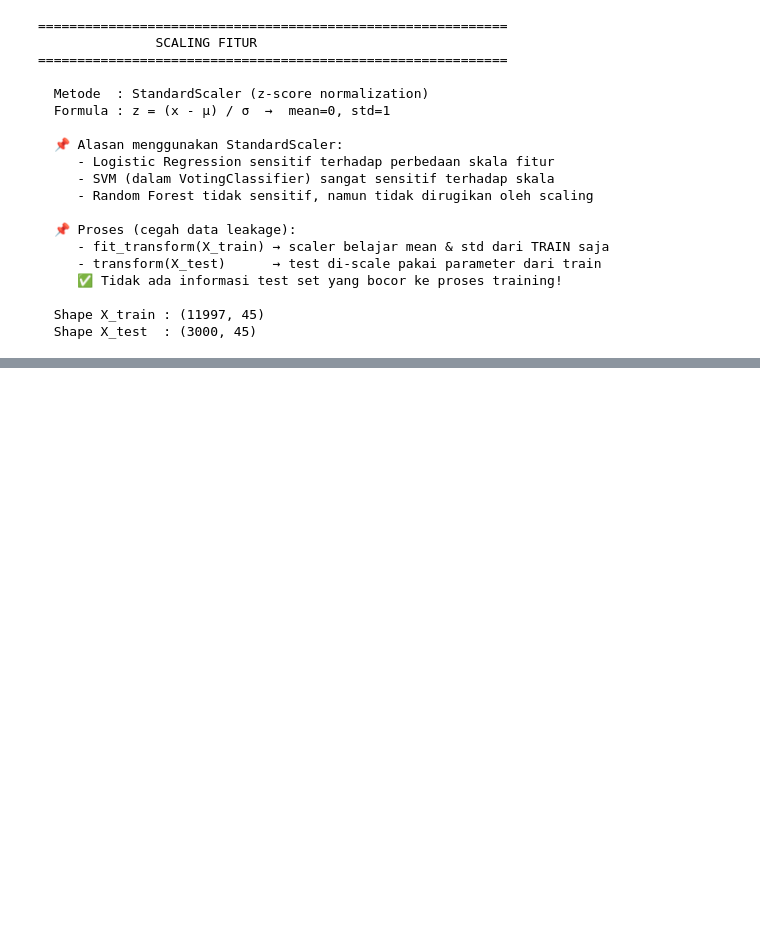
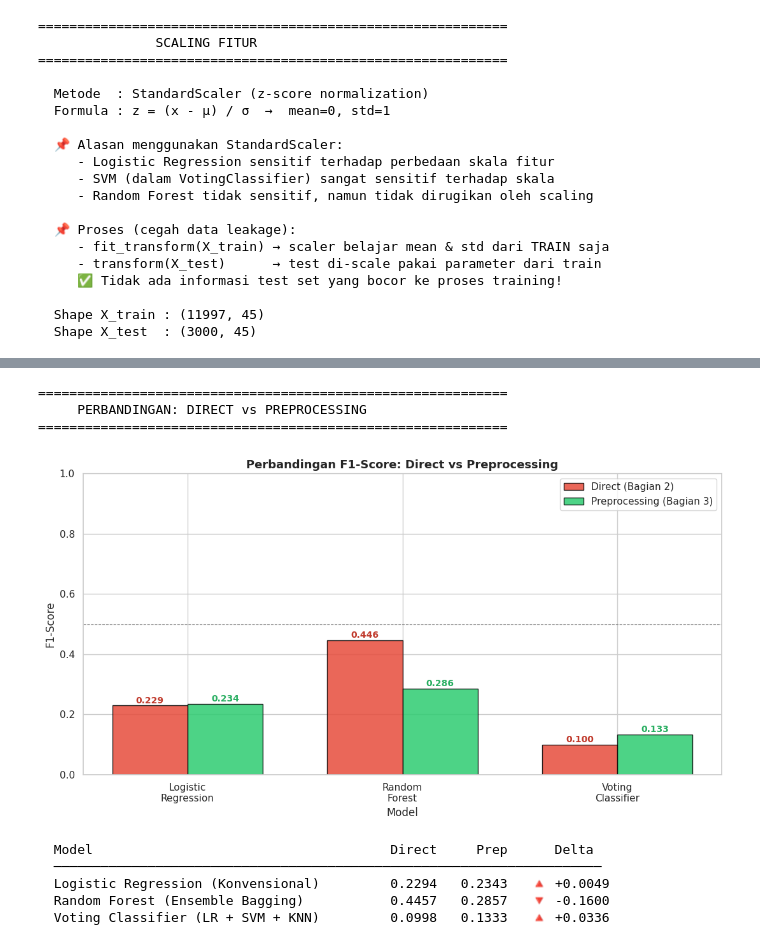
Before and after one commit to Rani1717/UAS-Bengkel-Koding-DataScience, a Jupyter notebook: notebook/UAS_BENGKOD.ipynb, the cells around one changed output, grey strips where cells are left out. Drawn from its saved outputs; the diff is of its cells as text; code cells hidden in the pictures; blank space fills up the shorter version.

```diff
--- a/notebook/UAS_BENGKOD.ipynb
+++ b/notebook/UAS_BENGKOD.ipynb
@@ -1136,0 +1309,14 @@ print(f"  Shape X_test  : {X_test_p.shape}")
+# %%
+print("=" * 60)
+print("          CLASSIFICATION REPORT DETAIL")
+print("=" * 60)
+
+for name, model in models_prep.items():
+    y_pred = model.predict(X_test_p)
+    print(f"\n{'─'*55}")
+    print(f"  📌 {name}")
+    print(f"{'─'*55}")
+    print(classification_report(
+        y_test_p, y_pred,
+        target_names=['Tidak Churn (0)', 'Churn (1)']
+    ))
@@ -1136,0 +1341,60 @@ print(f"  Shape X_test  : {X_test_p.shape}")
+# %%
+print("=" * 60)
+print("     PERBANDINGAN: DIRECT vs PREPROCESSING")
+print("=" * 60)
+
+f1_direct = [results[k]['F1-Score'] for k in results.keys()]
+f1_prep   = [results_prep[k]['F1-Score'] for k in results_prep.keys()]
+model_names_short = ['Logistic\nRegression', 'Random\nForest', 'Voting\nClassifier']
+
+x     = np.arange(len(model_names_short))
+width = 0.35
+
+fig, ax = plt.subplots(figsize=(11, 6))
+bars1 = ax.bar(x - width/2, f1_direct, width,
+               label='Direct (Bagian 2)',
+               color='#e74c3c', edgecolor='black', alpha=0.85)
+bars2 = ax.bar(x + width/2, f1_prep, width,
+               label='Preprocessing (Bagian 3)',
+               color='#2ecc71', edgecolor='black', alpha=0.85)
+
+for bar, val in zip(bars1, f1_direct):
+    ax.text(bar.get_x() + bar.get_width()/2,
+            bar.get_height() + 0.008,
+            f'{val:.3f}', ha='center', fontsize=10,
+            fontweight='bold', color='#c0392b')
+for bar, val in zip(bars2, f1_prep):
+    ax.text(bar.get_x() + bar.get_width()/2,
+            bar.get_height() + 0.008,
+            f'{val:.3f}', ha='center', fontsize=10,
+            fontweight='bold', color='#27ae60')
+
+ax.set_xlabel('Model')
+ax.set_ylabel('F1-Score')
+ax.set_title('Perbandingan F1-Score: Direct vs Preprocessing',
+             fontsize=13, fontweight='bold')
+ax.set_xticks(x)
+ax.set_xticklabels(model_names_short)
+ax.set_ylim(0, 1.0)
+ax.legend()
+ax.axhline(y=0.5, color='gray', linestyle='--', linewidth=0.8)
+plt.tight_layout()
+plt.show()
+
+# Tabel delta
+print(f"\n  {'Model':<40} {'Direct':>8} {'Prep':>8} {'Delta':>10}")
+print(f"  {'─'*70}")
+for name, f1_d, f1_p in zip(results.keys(), f1_direct, f1_prep):
+    delta = f1_p - f1_d
+    arah  = '🔺' if delta > 0 else '🔻'
+    print(f"  {name:<40} {f1_d:>8.4f} {f1_p:>8.4f}   {arah} {delta:>+.4f}")
+# %% [output]
+============================================================
+     PERBANDINGAN: DIRECT vs PREPROCESSING
+============================================================
+[figure, added]
+  Model                                      Direct     Prep      Delta
+  ──────────────────────────────────────────────────────────────────────
+  Logistic Regression (Konvensional)         0.2294   0.2343   🔺 +0.0049
+  Random Forest (Ensemble Bagging)           0.4457   0.2857   🔻 -0.1600
+  Voting Classifier (LR + SVM + KNN)         0.0998   0.1333   🔺 +0.0336
```
Also changed, not shown: parts of 14 cells of this notebook.
